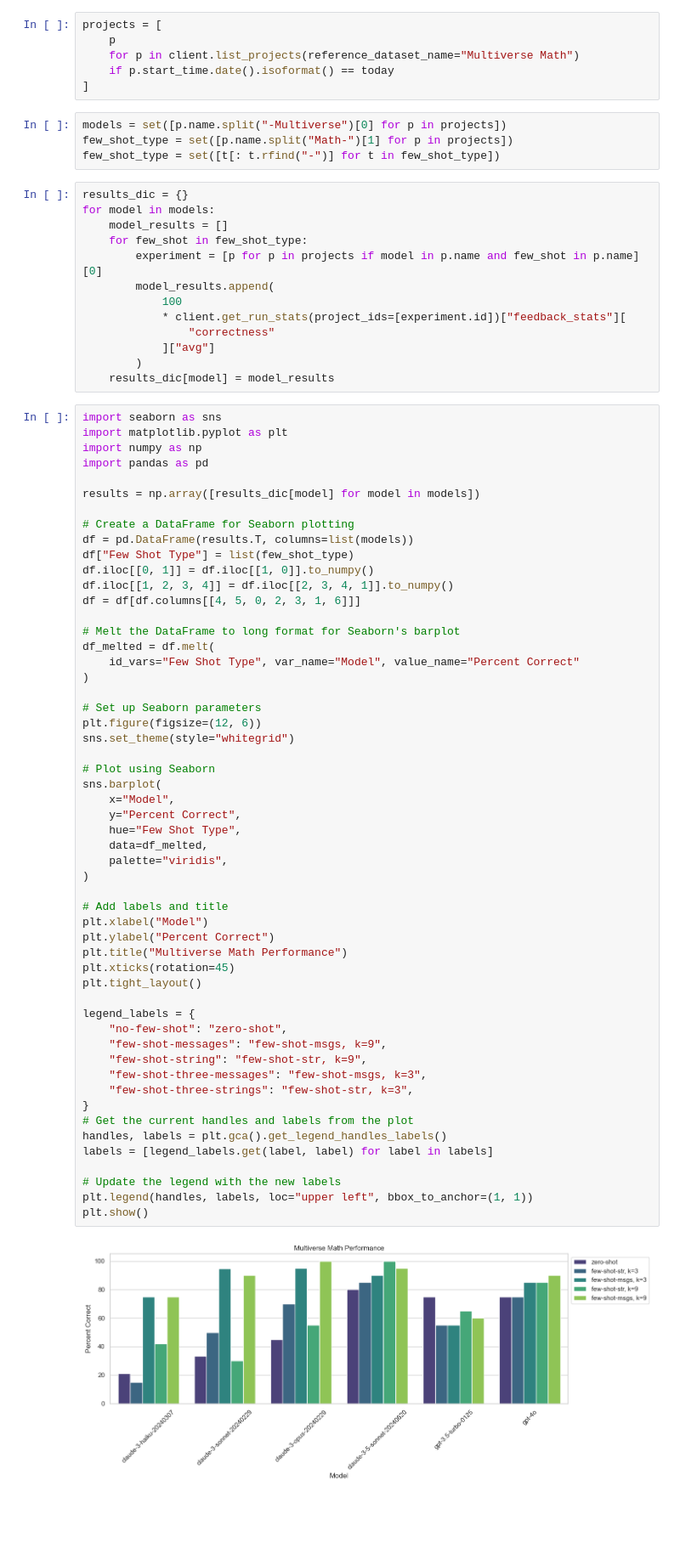
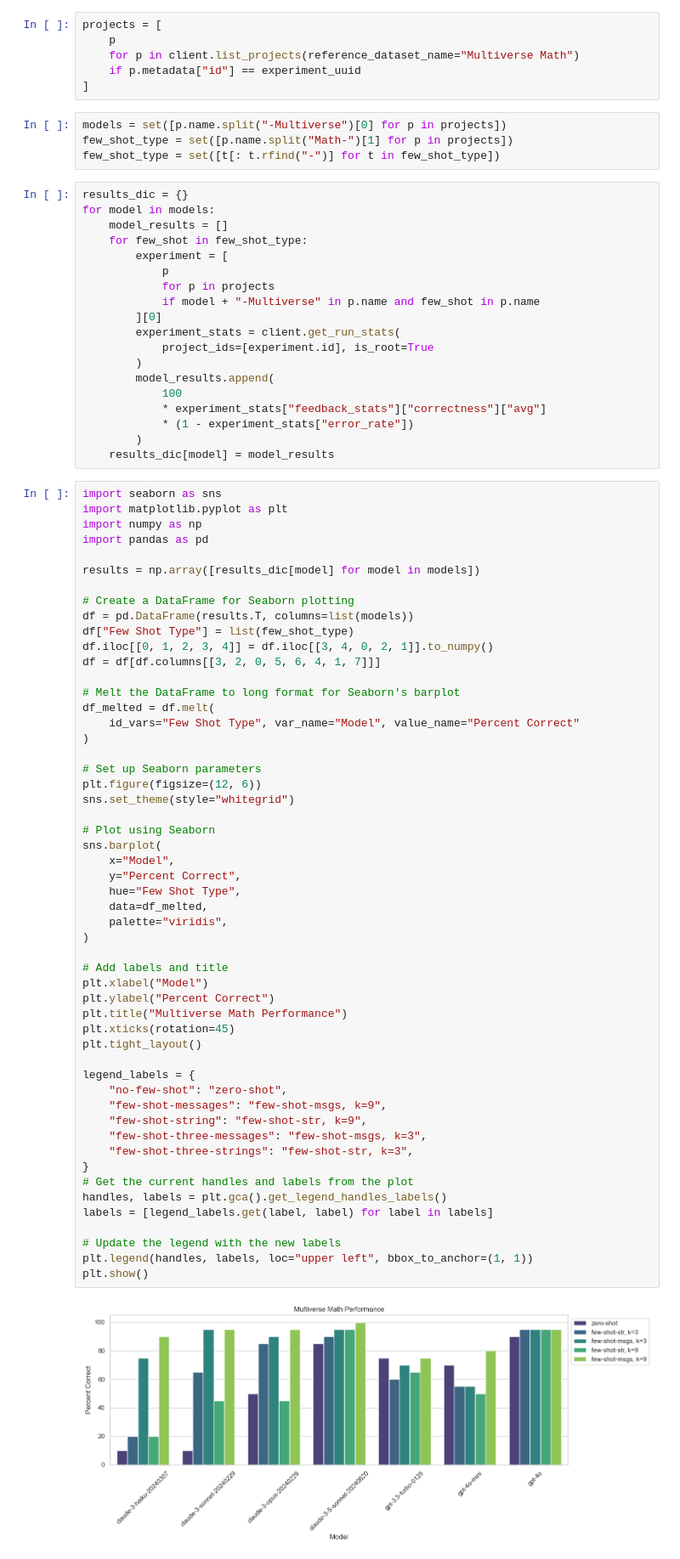
Before and after one commit to langchain-ai/langchain-benchmarks, a Jupyter notebook: docs/source/notebooks/tool_usage/multiverse_math_experiment.ipynb, the cells around one changed output. Shown at 85% size. Saved outputs shown, nothing was run; the diff lists cells and outputs as text; blank space fills up the shorter version.

```diff
--- a/docs/source/notebooks/tool_usage/multiverse_math_experiment.ipynb
+++ b/docs/source/notebooks/tool_usage/multiverse_math_experiment.ipynb
@@ -215,7 +213,7 @@ Now that we have run the evaluation, we can visualize our results.
 projects = [
     p
     for p in client.list_projects(reference_dataset_name="Multiverse Math")
-    if p.start_time.date().isoformat() == today
+    if p.metadata["id"] == experiment_uuid
 ]
 # %%
 models = set([p.name.split("-Multiverse")[0] for p in projects])
@@ -226,12 +224,18 @@ results_dic = {}
 for model in models:
     model_results = []
     for few_shot in few_shot_type:
-        experiment = [p for p in projects if model in p.name and few_shot in p.name][0]
+        experiment = [
+            p
+            for p in projects
+            if model + "-Multiverse" in p.name and few_shot in p.name
+        ][0]
+        experiment_stats = client.get_run_stats(
+            project_ids=[experiment.id], is_root=True
+        )
         model_results.append(
             100
-            * client.get_run_stats(project_ids=[experiment.id])["feedback_stats"][
-                "correctness"
-            ]["avg"]
+            * experiment_stats["feedback_stats"]["correctness"]["avg"]
+            * (1 - experiment_stats["error_rate"])
         )
     results_dic[model] = model_results
 # %%
@@ -245,9 +249,8 @@ results = np.array([results_dic[model] for model in models])
 # Create a DataFrame for Seaborn plotting
 df = pd.DataFrame(results.T, columns=list(models))
 df["Few Shot Type"] = list(few_shot_type)
-df.iloc[[0, 1]] = df.iloc[[1, 0]].to_numpy()
-df.iloc[[1, 2, 3, 4]] = df.iloc[[2, 3, 4, 1]].to_numpy()
-df = df[df.columns[[4, 5, 0, 2, 3, 1, 6]]]
+df.iloc[[0, 1, 2, 3, 4]] = df.iloc[[3, 4, 0, 2, 1]].to_numpy()
+df = df[df.columns[[3, 2, 0, 5, 6, 4, 1, 7]]]
 
 # Melt the DataFrame to long format for Seaborn's barplot
 df_melted = df.melt(
@@ -262,31 +265,31 @@ sns.set_theme(style="whitegrid")
 sns.barplot(
     x="Model",
     y="Percent Correct",
     hue="Few Shot Type",
     data=df_melted,
     palette="viridis",
 )
 
 # Add labels and title
 plt.xlabel("Model")
 plt.ylabel("Percent Correct")
 plt.title("Multiverse Math Performance")
 plt.xticks(rotation=45)
 plt.tight_layout()
 
 legend_labels = {
     "no-few-shot": "zero-shot",
     "few-shot-messages": "few-shot-msgs, k=9",
     "few-shot-string": "few-shot-str, k=9",
     "few-shot-three-messages": "few-shot-msgs, k=3",
     "few-shot-three-strings": "few-shot-str, k=3",
 }
 # Get the current handles and labels from the plot
 handles, labels = plt.gca().get_legend_handles_labels()
 labels = [legend_labels.get(label, label) for label in labels]
 
 # Update the legend with the new labels
 plt.legend(handles, labels, loc="upper left", bbox_to_anchor=(1, 1))
 plt.show()
 # %% [output]
-[figure, old version]
+[figure, new version]
```
Also changed, not shown: parts of 1 cell of this notebook, 4 other files.
